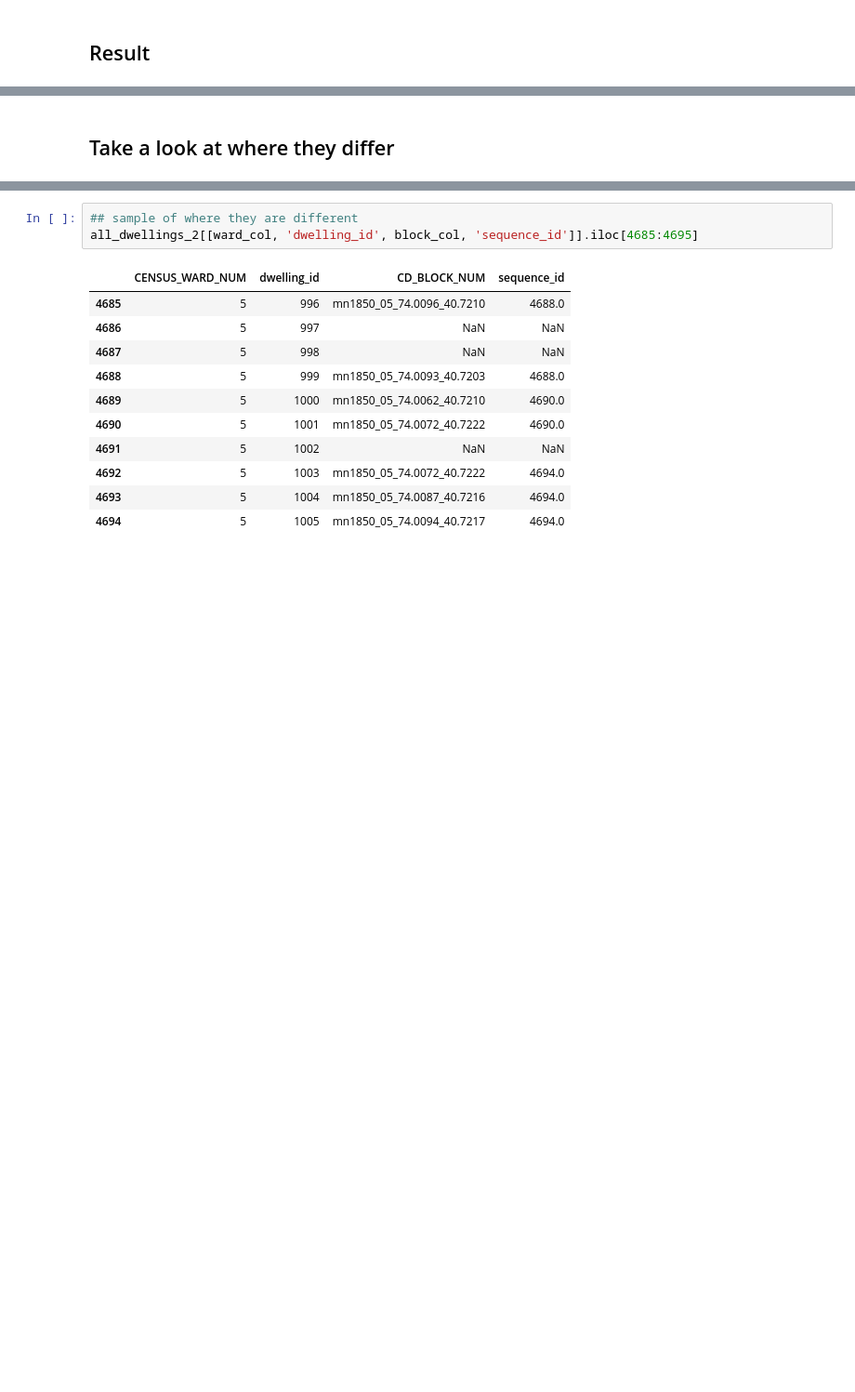
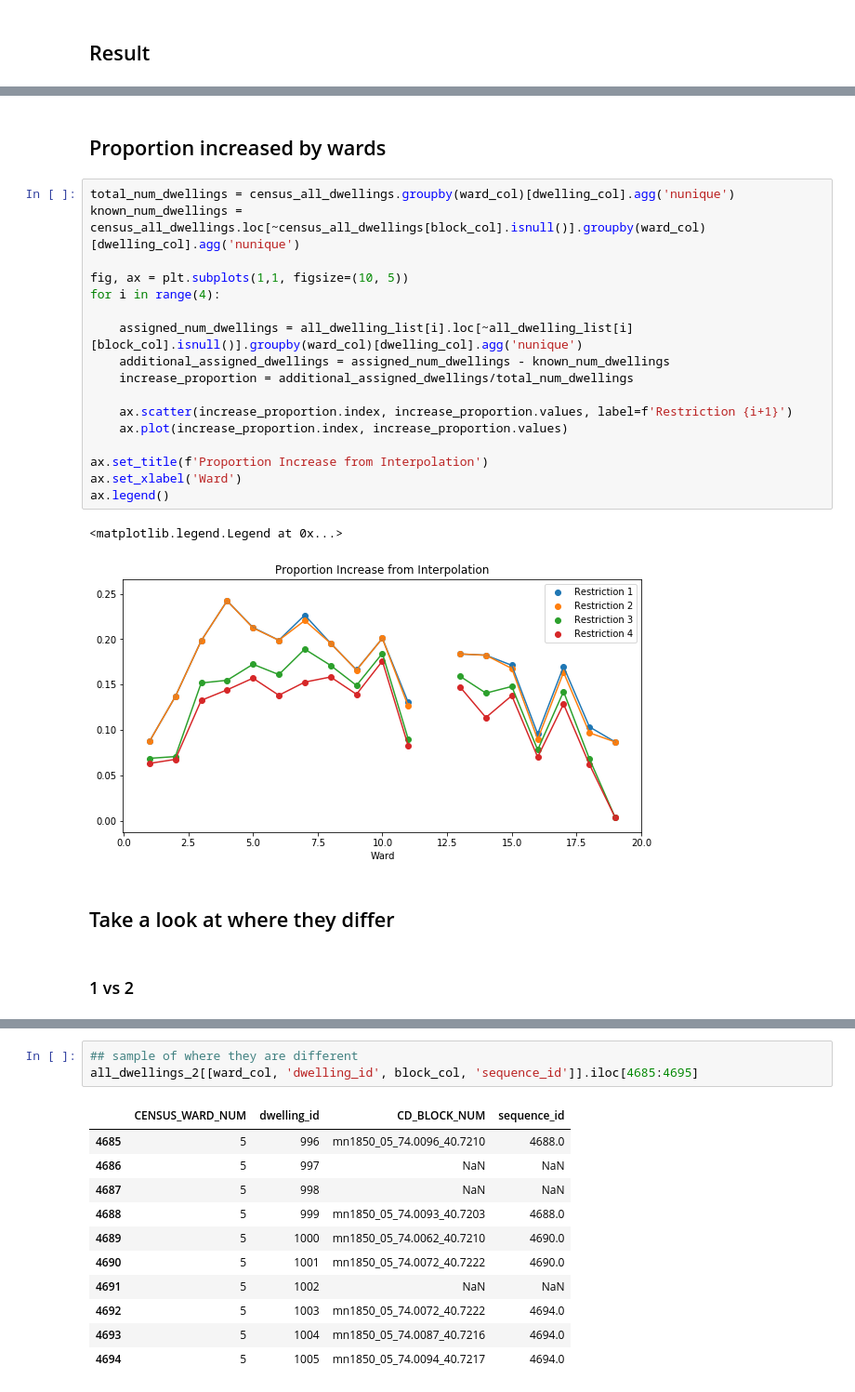
Before and after one commit to CenterForSpatialResearch/hnyc-spatial-linkage, a Jupyter notebook: interpolation_notebooks/working_notebook/EDA_block_number_interpolation_v02.ipynb, the cells around one changed output, grey strips where cells are left out. Shown at 93% size. Drawn from its saved outputs; the diff is of its cells as text; blank space fills up the shorter version.

Commit message:
analyzed interpolation result

```diff
--- a/interpolation_notebooks/working_notebook/EDA_block_number_interpolation_v02.ipynb
+++ b/interpolation_notebooks/working_notebook/EDA_block_number_interpolation_v02.ipynb
@@ -279,5 +352,29 @@ Text(0.5, 1.0, 'Increase Proportion of Dwellings assigned a block')
+# %% [markdown]
+## Proportion increased by wards
+# %%
+total_num_dwellings = census_all_dwellings.groupby(ward_col)[dwelling_col].agg('nunique')
+known_num_dwellings = census_all_dwellings.loc[~census_all_dwellings[block_col].isnull()].groupby(ward_col)[dwelling_col].agg('nunique')
+
+fig, ax = plt.subplots(1,1, figsize=(10, 5))
+for i in range(4):
+
+    assigned_num_dwellings = all_dwelling_list[i].loc[~all_dwelling_list[i][block_col].isnull()].groupby(ward_col)[dwelling_col].agg('nunique')
+    additional_assigned_dwellings = assigned_num_dwellings - known_num_dwellings
+    increase_proportion = additional_assigned_dwellings/total_num_dwellings
+
+    ax.scatter(increase_proportion.index, increase_proportion.values, label=f'Restriction {i+1}')
+    ax.plot(increase_proportion.index, increase_proportion.values)
+
+ax.set_title(f'Proportion Increase from Interpolation')
+ax.set_xlabel('Ward')
+ax.legend()
+# %% [output]
+<matplotlib.legend.Legend at 0x...>
+[figure, added]
 # %% [markdown]
 ## Take a look at where they differ
+# %% [markdown]
+### 1 vs 2
 # %%
 (all_dwellings_1[block_col].replace(np.nan, -1) != all_dwellings_2[block_col].replace(np.nan, -1)).sum()
 # %% [output]
```
Also changed, not shown: parts of 63 cells of this notebook.
